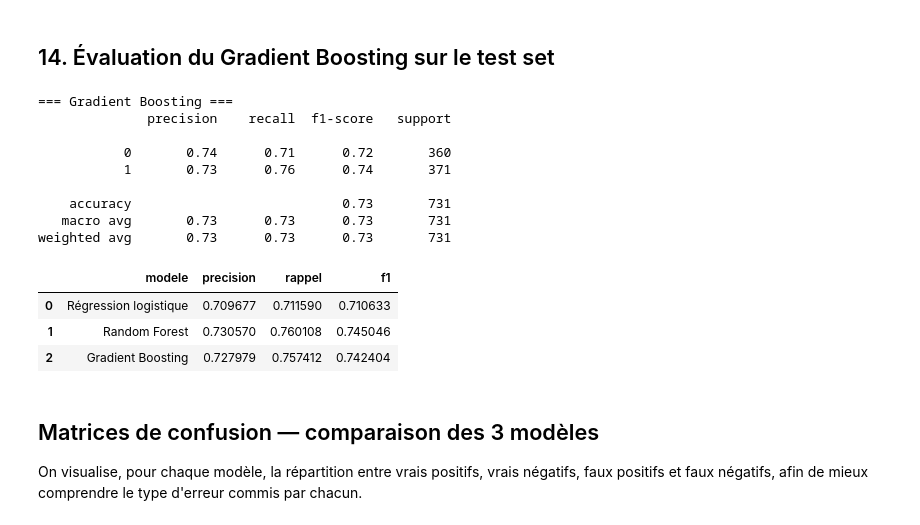
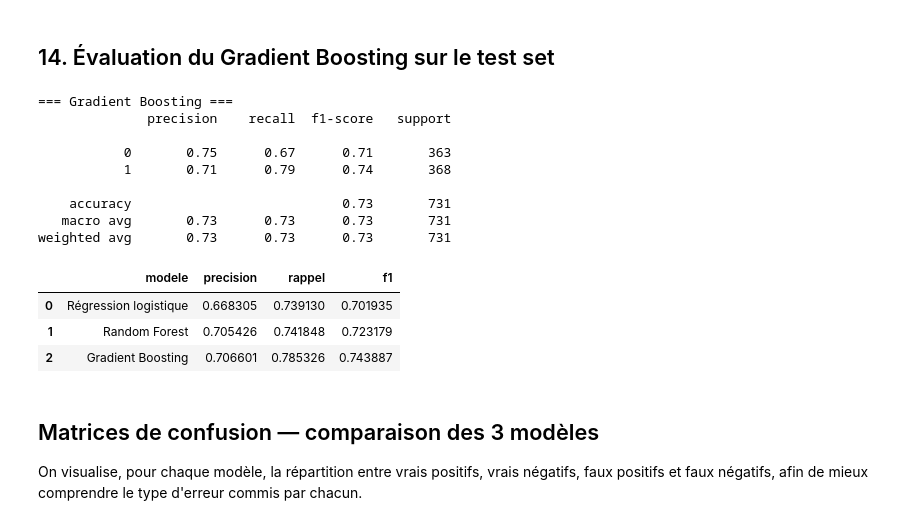
Before and after one commit to Dine803/cosit-stage-prediction-meteo, a Jupyter notebook: notebooks/modele_pluie.ipynb, the cells around one changed output. Cells and saved outputs as stored; diff of their text form; code cells hidden in the pictures.

```diff
--- a/notebooks/modele_pluie.ipynb
+++ b/notebooks/modele_pluie.ipynb
@@ -155,0 +292,10 @@ Proportion de pluie (test) : 0.508
+# %%
+from sklearn.dummy import DummyClassifier
+
+baseline = DummyClassifier(strategy="most_frequent", random_state=RANDOM_STATE)
+baseline.fit(X_train, y_train)
+
+y_pred_baseline = baseline.predict(X_val)
+
+print("=== Baseline naïf (classe majoritaire) ===")
+print(classification_report(y_val, y_pred_baseline))
@@ -158,16 +314,13 @@ Proportion de pluie (test) : 0.508
 
 On entraîne un modèle simple et interprétable comme point de comparaison pour les modèles suivants (Random Forest, Gradient Boosting). On l'entraîne directement sur le train set, sans recherche d'hyperparamètres complexe, puisque c'est notre référence de base.
 # %%
-from sklearn.linear_model import LogisticRegression
-from sklearn.metrics import precision_score, recall_score, f1_score, classification_report, confusion_matrix, ConfusionMatrixDisplay
-
 modele_logit = LogisticRegression(random_state= RANDOM_STATE, max_iter= 1000)
 modele_logit.fit(X_train, y_train)
 
-y_pred_logit = modele_logit.predict(X_test)
+y_pred_logit = modele_logit.predict(X_val)
 
 print("=== Régression logistique ===")
-print(classification_report(y_test, y_pred_logit))
+print(classification_report(y_val, y_pred_logit))
 # %% [output]
 === Régression logistique ===
               precision    recall  f1-score   support
@@ -187,9 +340,9 @@ resultats = []
 
 resultats.append({
     "modele": "Régression logistique",
-    "precision" : precision_score(y_test, y_pred_logit),
-    "rappel" : recall_score(y_test, y_pred_logit),
-    "f1" : f1_score(y_test, y_pred_logit)
+    "precision" : precision_score(y_val, y_pred_logit),
+    "rappel" : recall_score(y_val, y_pred_logit),
+    "f1" : f1_score(y_val, y_pred_logit)
 })
 
 pd.DataFrame(resultats)
@@ -249,14 +402,14 @@ Meilleurs hyperparamètres RF: {'n_estimators': 200, 'min_samples_split': 2, 'mi
 # %%
-y_pred_rf = modele_rf.predict(X_test)
+y_pred_rf = modele_rf.predict(X_val)
 
 print("===  Random Forest ===")
-print(classification_report(y_test, y_pred_rf))
+print(classification_report(y_val, y_pred_rf))
 
 resultats.append({
     "modele": "Random Forest",
-    "precision": precision_score(y_test, y_pred_rf),
-    "rappel": recall_score(y_test, y_pred_rf),
-    "f1": f1_score(y_test, y_pred_rf),
+    "precision": precision_score(y_val, y_pred_rf),
+    "rappel": recall_score(y_val, y_pred_rf),
+    "f1": f1_score(y_val, y_pred_rf),
 })
 
 pd.DataFrame(resultats)
@@ -310,33 +463,33 @@ Meilleurs hyperparamètres GB : {'subsample': 0.9, 'n_estimators': 100, 'min_sam
 # %% [markdown]
 ## 14. Évaluation du Gradient Boosting sur le test set
 # %%
-y_pred_gb = modele_gb.predict(X_test)
+y_pred_gb = modele_gb.predict(X_val)
 
 print("=== Gradient Boosting ===")
-print(classification_report(y_test, y_pred_gb))
+print(classification_report(y_val, y_pred_gb))
 
 resultats.append({
     "modele": "Gradient Boosting",
-    "precision": precision_score(y_test, y_pred_gb),
-    "rappel": recall_score(y_test, y_pred_gb),
-    "f1": f1_score(y_test, y_pred_gb),
+    "precision": precision_score(y_val, y_pred_gb),
+    "rappel": recall_score(y_val, y_pred_gb),
+    "f1": f1_score(y_val, y_pred_gb),
 })
 
 pd.DataFrame(resultats)
 # %% [output]
 === Gradient Boosting ===
               precision    recall  f1-score   support
 
-           0       0.74      0.71      0.72       360
-           1       0.73      0.76      0.74       371
+           0       0.75      0.67      0.71       363
+           1       0.71      0.79      0.74       368
 
     accuracy                           0.73       731
    macro avg       0.73      0.73      0.73       731
 weighted avg       0.73      0.73      0.73       731
 |  | modele | precision | rappel | f1 |
-| 0 | Régression logistique | 0.709677 | 0.711590 | 0.710633 |
-| 1 | Random Forest | 0.730570 | 0.760108 | 0.745046 |
-| 2 | Gradient Boosting | 0.727979 | 0.757412 | 0.742404 |
+| 0 | Régression logistique | 0.668305 | 0.739130 | 0.701935 |
+| 1 | Random Forest | 0.705426 | 0.741848 | 0.723179 |
+| 2 | Gradient Boosting | 0.706601 | 0.785326 | 0.743887 |
 # %% [markdown]
 ## Matrices de confusion — comparaison des 3 modèles
 
```
Also changed, not shown: parts of 35 cells of this notebook.
